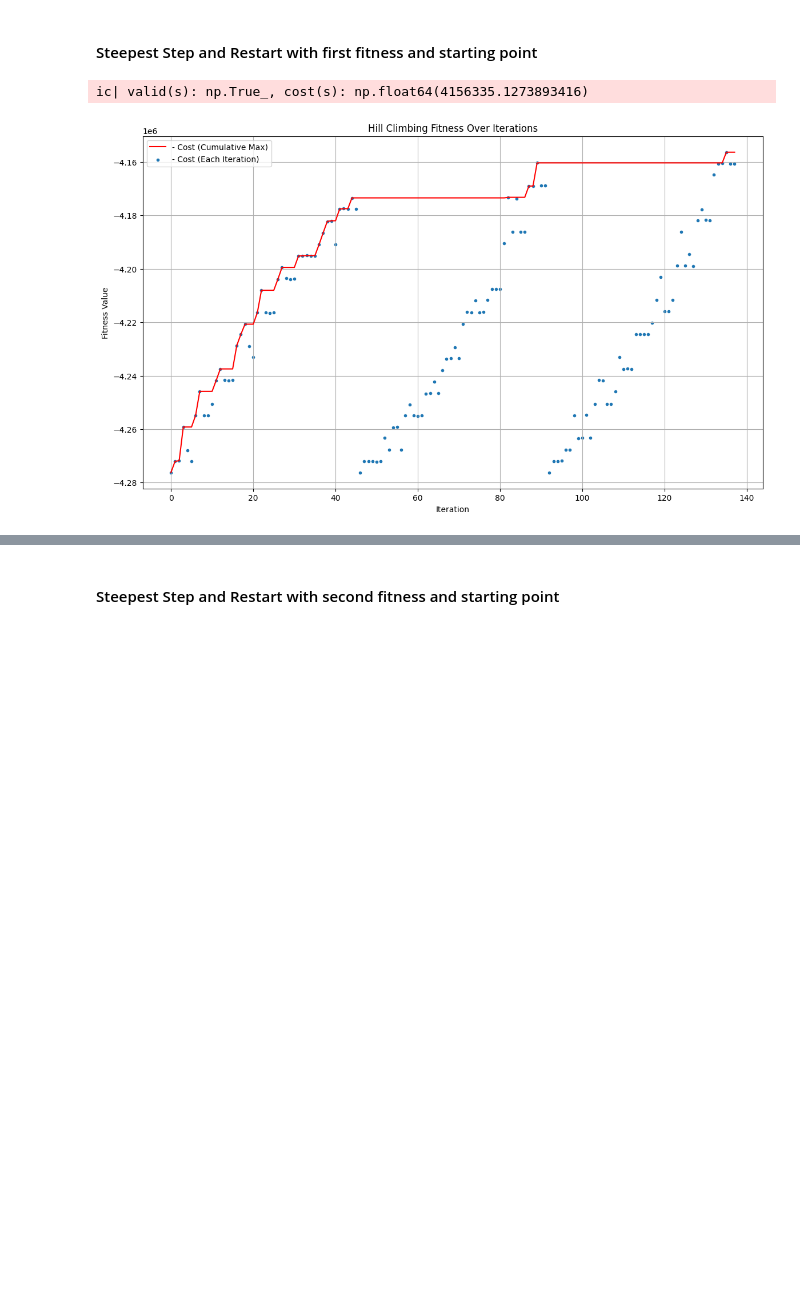
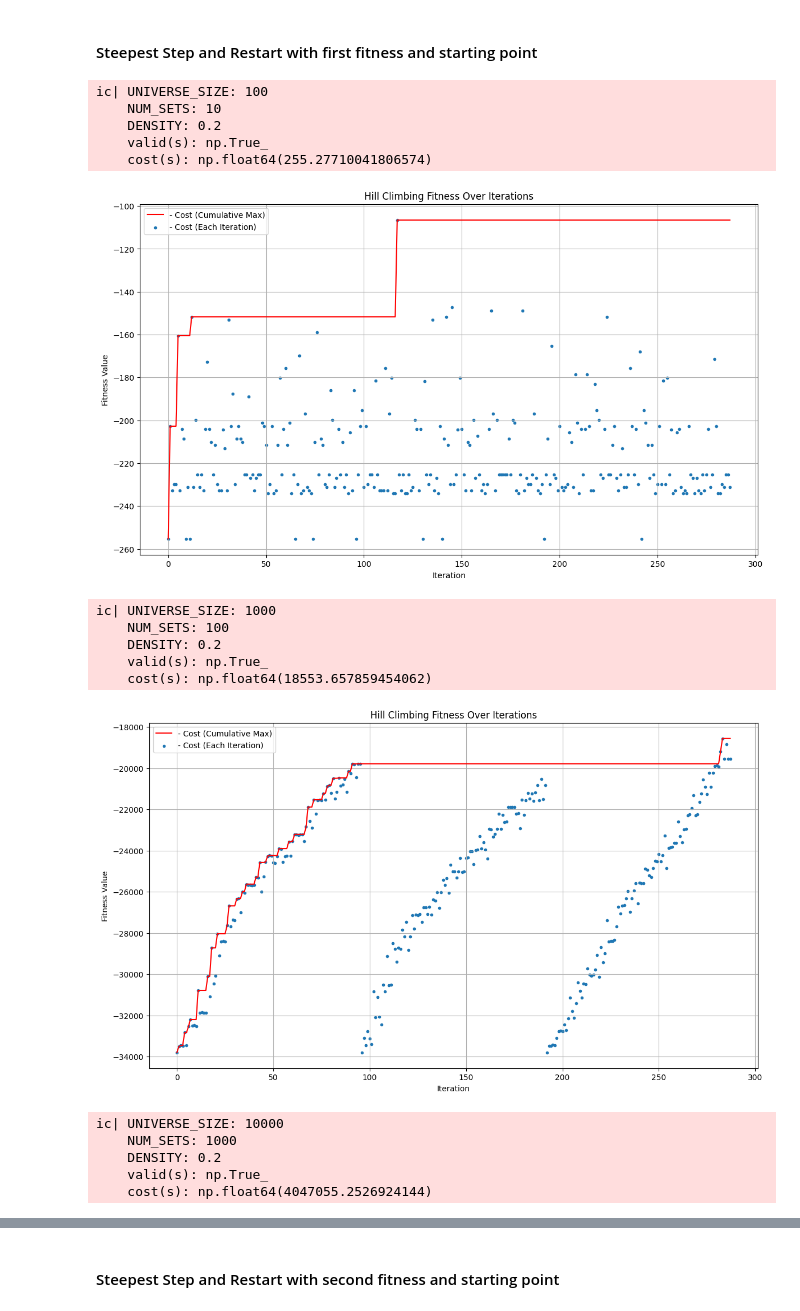
Before and after one commit to LeoneFabio/CI2024_lab1, a Jupyter notebook: set-cover.ipynb, the cells around one changed output, grey strips where cells are left out. Saved outputs shown, nothing was run; the diff lists cells and outputs as text; code cells hidden in the pictures; blank space fills up the shorter version.

Commit message:
Improved code, in order to be able to run ore instances of (UNIVERSE_SIZE, NUM_SETS, DENSITY)

```diff
--- a/set-cover.ipynb
+++ b/set-cover.ipynb
@@ -8,9 +8,3 @@ from itertools import accumulate
 from matplotlib import pyplot as plt
 from icecream import ic
 import math
-# %%
-UNIVERSE_SIZE = 10000
-NUM_SETS = 1000
-DENSITY = 0.2
-
-rng = np.random.Generator(np.random.PCG64([UNIVERSE_SIZE, NUM_SETS, int(10_000 * DENSITY)]))
@@ -122,9 +167,9 @@ def fitness_2(solution):
 def starting_point_1():
     return rng.random(NUM_SETS) < 1
 
-# Starting point: chance of 1% for each set to be taken
+# Starting point: chance of 20% for each set to be taken
 def starting_point_2():
-    return rng.random(NUM_SETS) < 0.01
+    return rng.random(NUM_SETS) < 0.2
 
 # Define a fixed number of steps as a stopping criterion
 def stopping_criterion():
@@ -214,16 +339,19 @@ ic| valid(s): np.True_, cost(s): np.float64(162634.19594597843)
 # %% [markdown]
 #### Multiple random mutations with an improved tweak function
 # %%
-s, history = hill_climbing(tweak_3, fitness_2, starting_point_2)
-ic(valid(s), cost(s))
+for index in range(num_instances):
+    initialize_set_cover_problem(universe_size_instances[index], num_sets_instances[index], density_instances[index])
 
-#first criterion: # of covered items, second criterion: -cost
-fitness_values = [first_fitness_criterion for first_fitness_criterion, second_fitness_criterion in history]
-fitness_plot(fitness_values, "# of Covered Items (Cumulative Max)", "# of Covered Items (Each Iteration)")
+    s, history = hill_climbing(tweak_3, fitness_2, starting_point_2)
+    ic(UNIVERSE_SIZE, NUM_SETS, DENSITY, valid(s), cost(s))
 
-#first criterion: validity, second criterion: -cost
-fitness_values = [second_fitness_criterion for first_fitness_criterion, second_fitness_criterion in history]
-fitness_plot(fitness_values, "- Cost (Cumulative Max)", "- Cost (Each Iteration)")
+    #first criterion: # of covered items, second criterion: -cost
+    fitness_values = [first_fitness_criterion for first_fitness_criterion, second_fitness_criterion in history]
+    fitness_plot(fitness_values, "# of Covered Items (Cumulative Max)", "# of Covered Items (Each Iteration)")
+
+    #first criterion: validity, second criterion: -cost
+    fitness_values = [second_fitness_criterion for first_fitness_criterion, second_fitness_criterion in history]
+    fitness_plot(fitness_values, "- Cost (Cumulative Max)", "- Cost (Each Iteration)")
 
 None
 # %% [output]
@@ -270,15 +416,33 @@ def hill_climbing_with_restarts(init_fitness, fitness, starting_point):
 # %% [markdown]
 #### Steepest Step and Restart with first fitness and starting point
 # %%
-init_fitness = (False, float('-inf'))
-s, history = hill_climbing_with_restarts(init_fitness, fitness=fitness_1, starting_point=starting_point_1)
-ic(valid(s), cost(s))
+for index in range(num_instances):
+    initialize_set_cover_problem(universe_size_instances[index], num_sets_instances[index], density_instances[index])
 
-#first criterion: validity, second criterion: -cost
-fitness_values = [second_fitness_criterion for first_fitness_criterion, second_fitness_criterion in history]
-fitness_plot(fitness_values, "- Cost (Cumulative Max)", "- Cost (Each Iteration)")
+    init_fitness = (False, float('-inf'))
+    s, history = hill_climbing_with_restarts(init_fitness, fitness=fitness_1, starting_point=starting_point_1)
+    ic(UNIVERSE_SIZE, NUM_SETS, DENSITY, valid(s), cost(s))
+
+    #first criterion: validity, second criterion: -cost
+    fitness_values = [second_fitness_criterion for first_fitness_criterion, second_fitness_criterion in history]
+    fitness_plot(fitness_values, "- Cost (Cumulative Max)", "- Cost (Each Iteration)")
 
 None
 # %% [output]
-ic| valid(s): np.True_, cost(s): np.float64(4156335.1273893416)
+ic| UNIVERSE_SIZE: 100
+    NUM_SETS: 10
+    DENSITY: 0.2
+    valid(s): np.True_
+    cost(s): np.float64(255.27710041806574)
-[figure, old version]
+[figure, new version]
+ic| UNIVERSE_SIZE: 1000
+    NUM_SETS: 100
+    DENSITY: 0.2
+    valid(s): np.True_
+    cost(s): np.float64(18553.657859454062)
+[figure, added]
+ic| UNIVERSE_SIZE: 10000
+    NUM_SETS: 1000
+    DENSITY: 0.2
+    valid(s): np.True_
+    cost(s): np.float64(4047055.2526924144)
```
Also changed, not shown: parts of 15 cells of this notebook, 1 other file.
